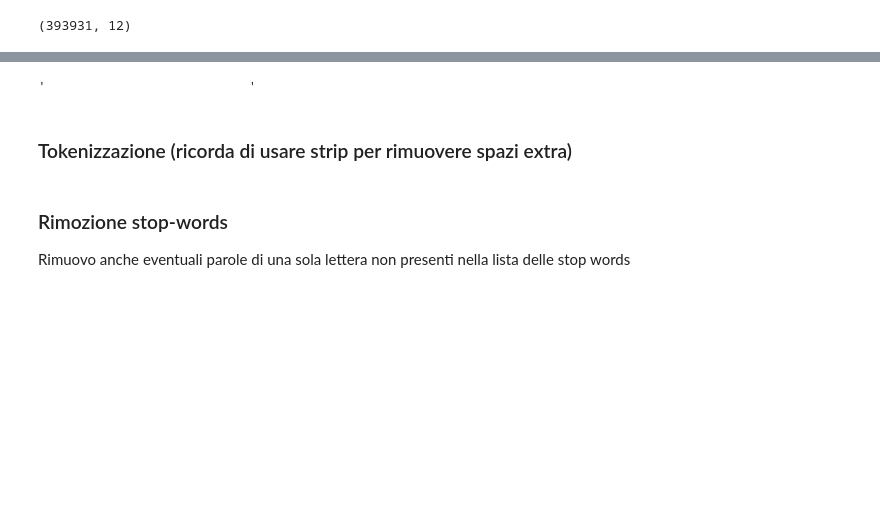
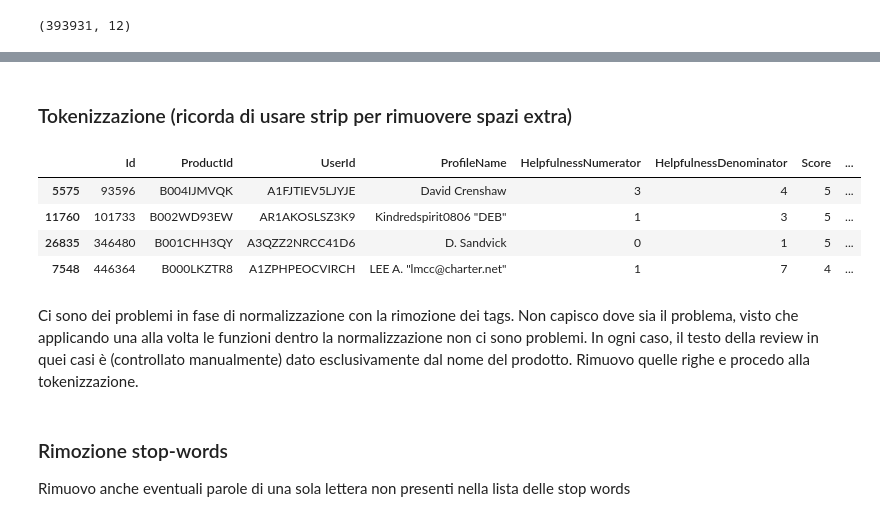
Before and after one commit to rmarconzini/amazon-fine-food-reviews-classification-clustering, a Jupyter notebook: Preprocessing.ipynb, the cells around one changed output, grey strips where cells are left out. Drawn from its saved outputs; the diff is of its cells as text; code cells hidden in the pictures; blank space fills up the shorter version.

```diff
--- a/Preprocessing.ipynb
+++ b/Preprocessing.ipynb
@@ -478,5 +477,17 @@ Done
+# %%
+df1_normalized = pd.read_csv('C:/Users/cafe6/Documents/GitHub/Dati TextMining/df1_normalized.csv')
+df2_normalized = pd.read_csv('C:/Users/cafe6/Documents/GitHub/Dati TextMining/df2_normalized.csv')
+df3_normalized = pd.read_csv('C:/Users/cafe6/Documents/GitHub/Dati TextMining/df3_normalized.csv')
+df4_normalized = pd.read_csv('C:/Users/cafe6/Documents/GitHub/Dati TextMining/df4_normalized.csv')
+df5_normalized = pd.read_csv('C:/Users/cafe6/Documents/GitHub/Dati TextMining/df5_normalized.csv')
+df6_normalized = pd.read_csv('C:/Users/cafe6/Documents/GitHub/Dati TextMining/df6_normalized.csv')
+df7_normalized = pd.read_csv('C:/Users/cafe6/Documents/GitHub/Dati TextMining/df7_normalized.csv')
+df8_normalized = pd.read_csv('C:/Users/cafe6/Documents/GitHub/Dati TextMining/df8_normalized.csv')
+df9_normalized = pd.read_csv('C:/Users/cafe6/Documents/GitHub/Dati TextMining/df9_normalized.csv')
+df10_normalized = pd.read_csv('C:/Users/cafe6/Documents/GitHub/Dati TextMining/df10_normalized.csv')
 # %%
 # Dataset normalizzato completo
 
 df_normalized = pd.concat([df1_normalized, df2_normalized, df3_normalized, df4_normalized, df5_normalized, df6_normalized, df7_normalized, df8_normalized, df9_normalized, df10_normalized])
-df_normalized.to_csv('/content/gdrive/MyDrive/Colab Notebooks/TextMiningProject/df_complete_normalized.csv')
+df_normalized.drop('Unnamed: 0', axis = 1, inplace=True)
+df_normalized.to_csv('C:/Users/cafe6/Documents/GitHub/Dati TextMining/df_normalized_complete.csv')
@@ -502,6 +494,12 @@ KeyboardInterrupt: ignored
-# %%
-df_normalized['Normalized Text'][0]
-# %% [output]
-'                          '
 # %% [markdown]
 ### Tokenizzazione (ricorda di usare strip per rimuovere spazi extra)
+# %%
+df_normalized[df_normalized['Normalized Text'].isna()]
+# %% [output]
+|  | Id | ProductId | UserId | ProfileName | HelpfulnessNumerator | HelpfulnessDenominator | Score | ... |
+| 5575 | 93596 | B004IJMVQK | A1FJTIEV5LJYJE | David Crenshaw | 3 | 4 | 5 | ... |
+| 11760 | 101733 | B002WD93EW | AR1AKOSLSZ3K9 | Kindredspirit0806 "DEB" | 1 | 3 | 5 | ... |
+| 26835 | 346480 | B001CHH3QY | A3QZZ2NRCC41D6 | D. Sandvick | 0 | 1 | 5 | ... |
+| 7548 | 446364 | B000LKZTR8 | A1ZPHPEOCVIRCH | LEE A. "lmcc@charter.net" | 1 | 7 | 4 | ... |
+# %% [markdown]
+Ci sono dei problemi in fase di normalizzazione con la rimozione dei tags. Non capisco dove sia il problema, visto che applicando una alla volta le funzioni dentro la normalizzazione non ci sono problemi. In ogni caso, il testo della review in quei casi è (controllato manualmente) dato esclusivamente dal nome del prodotto. Rimuovo quelle righe e procedo alla tokenizzazione.
```
Also changed, not shown: parts of 6 cells of this notebook.
